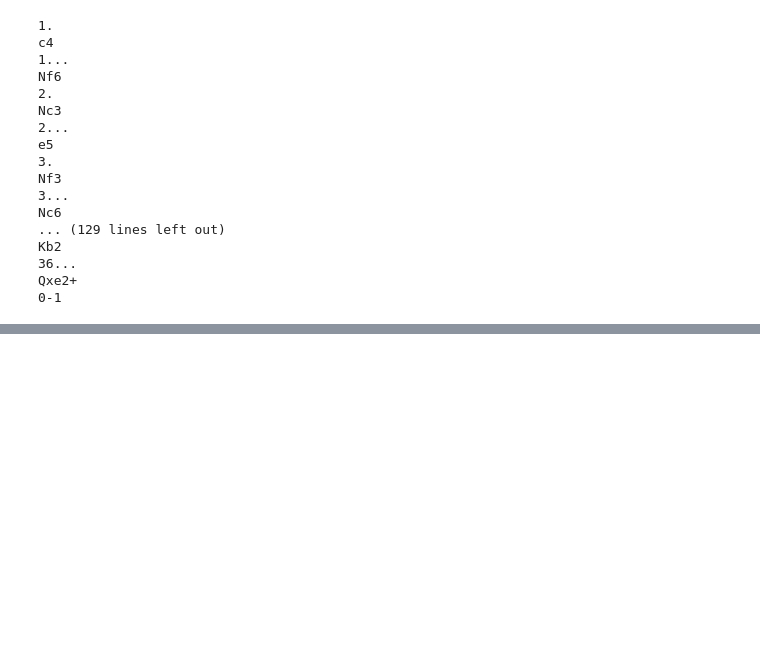
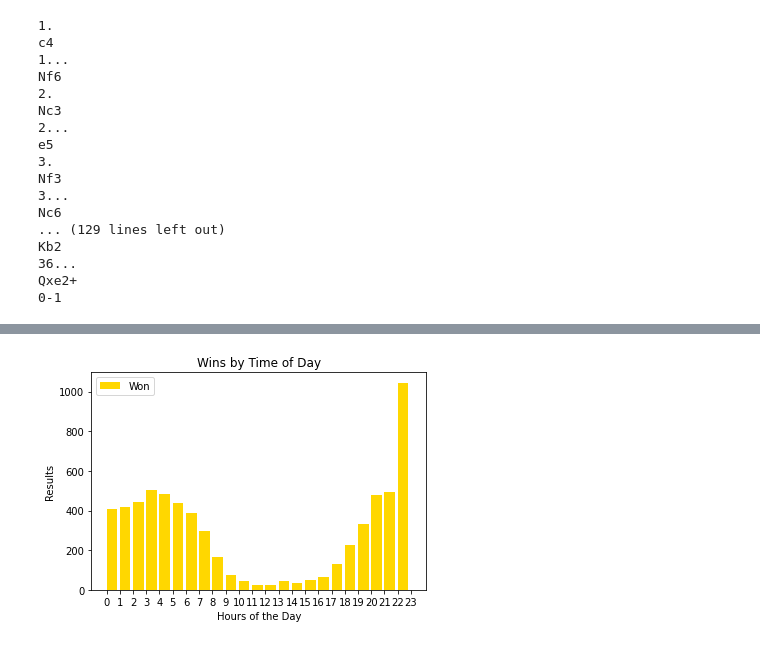
Before and after one commit to jsteele619/chess_scraping_project, a Jupyter notebook: creating_the_master_chess_df.ipynb, the cells around one changed output, grey strips where cells are left out. Drawn from its saved outputs; the diff is of its cells as text; code cells hidden in the pictures; blank space fills up the shorter version.

```diff
--- a/creating_the_master_chess_df.ipynb
+++ b/creating_the_master_chess_df.ipynb
@@ -258,0 +330,7 @@ the_master_df['white_result'].value_counts()
+# %%
+#Creating dataframes for each color
+
+white_df = the_master_df.where(the_master_df['white_name'] == 'jsteele619')
+white_df = white_df.dropna()
+black_df = the_master_df.where(the_master_df['black_name'] == 'jsteele619')
+black_df = black_df.dropna()
@@ -258,0 +401,3 @@ the_master_df['white_result'].value_counts()
+# %%
+big_graph_time = white_graph_time + black_graph_time
+big_graph_time
@@ -258,0 +422,28 @@ the_master_df['white_result'].value_counts()
+# %%
+zipped = {"big_graph_time": big_graph_time, "big_graph_bool": big_graph_bool}
+zips = pd.DataFrame(zipped)
+# %%
+#Creating list of frequency per result, per hour:
+zips1 = zips.where(zips['big_graph_bool'] == 1.0)
+zips5 = zips.where(zips['big_graph_bool'] == 0.5)
+zips0 = zips.where(zips['big_graph_bool'] == 0.0)
+zips1 = zips1.dropna()
+zips0 = zips0.dropna()
+zips5 = zips5.dropna()
+# %%
+#Graphing wins per Time Hour
+N = 24
+ind = np.arange(N)
+bins = ind
+
+plt.hist(zips1['big_graph_time'], bins, width=0.8, label='Won', color='gold')
+
+plt.xticks(ind)
+plt.ylabel("Results")
+plt.xlabel("Hours of the Day")
+plt.legend(loc="best")
+plt.title("Wins by Time of Day")
+
+plt.show()
+# %% [output]
+[figure, added]
```
Also changed, not shown: parts of 22 cells of this notebook, 5 other files.
